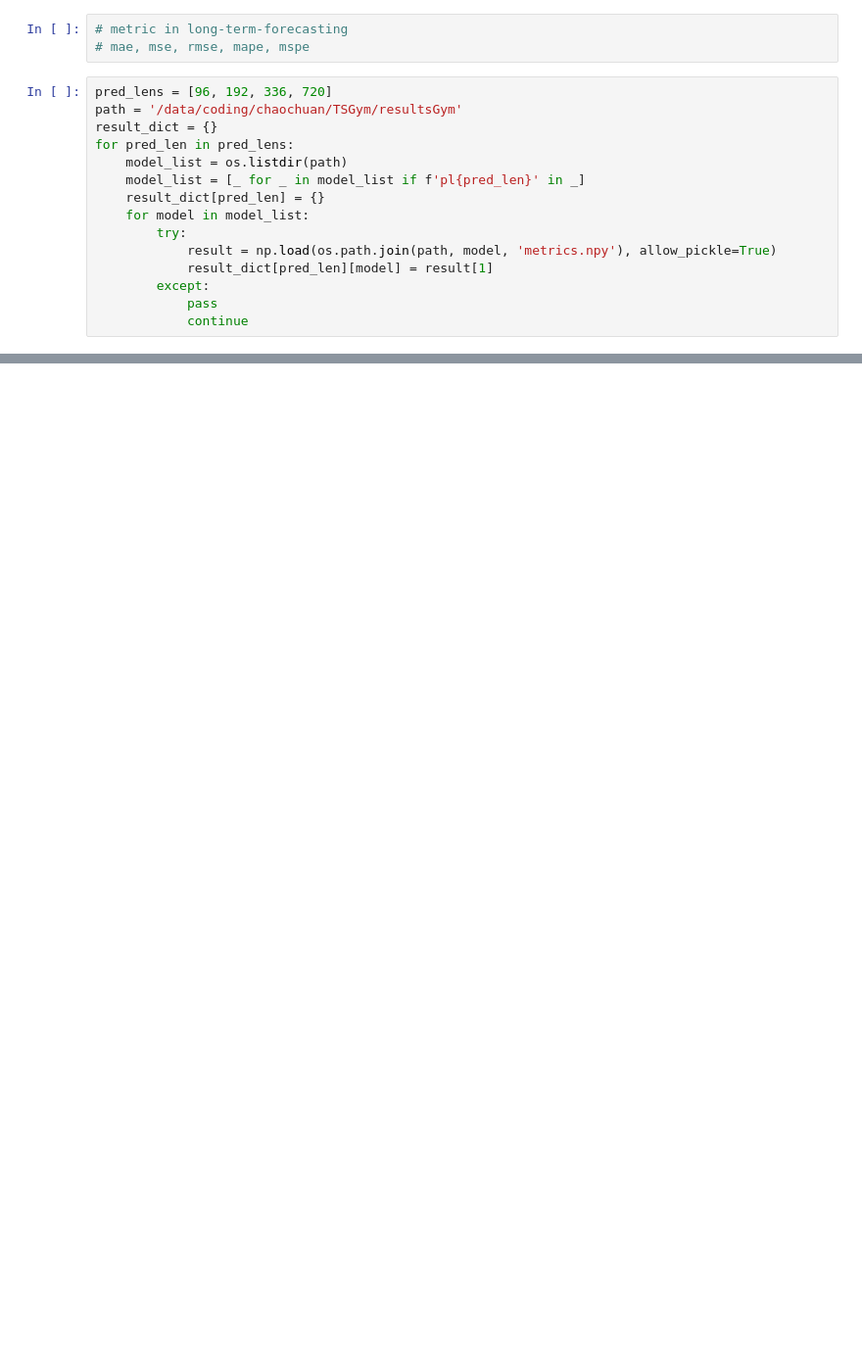
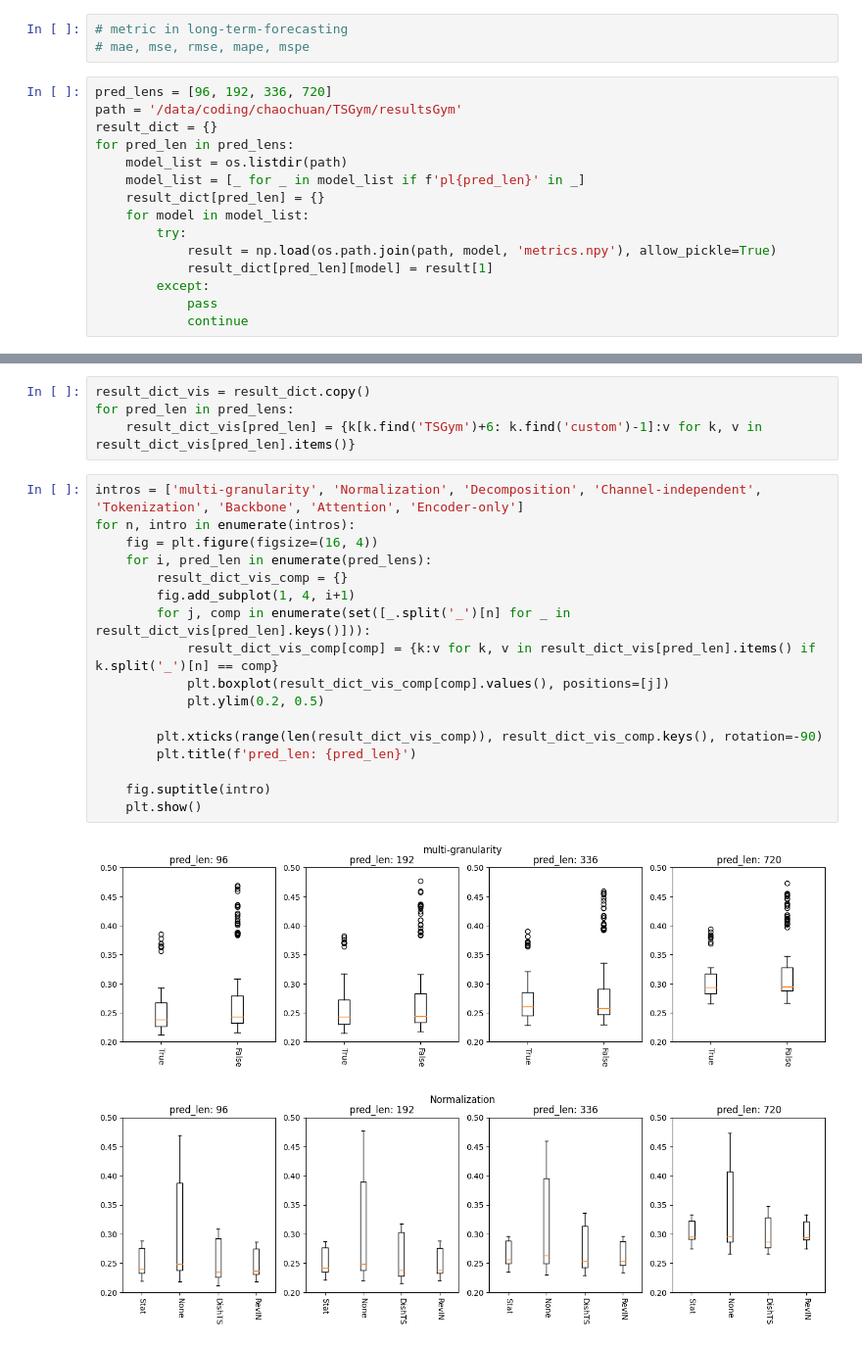
Before and after one commit to SUFE-AILAB/TSGym, a Jupyter notebook: notebooks/result_analysis_long_term_forecasting_gym.ipynb, the cells around one changed output, grey strips where cells are left out. Shown at 98% size. Saved outputs shown, nothing was run; the diff lists cells and outputs as text; blank space fills up the shorter version.

Commit message:
update result analysis notebook

```diff
--- a/notebooks/result_analysis_long_term_forecasting_gym.ipynb
+++ b/notebooks/result_analysis_long_term_forecasting_gym.ipynb
@@ -114,0 +116,24 @@ df.sort_values(by='mse').head(20)
+# %%
+result_dict_vis = result_dict.copy()
+for pred_len in pred_lens:
+    result_dict_vis[pred_len] = {k[k.find('TSGym')+6: k.find('custom')-1]:v for k, v in result_dict_vis[pred_len].items()}
+# %%
+intros = ['multi-granularity', 'Normalization', 'Decomposition', 'Channel-independent', 'Tokenization', 'Backbone', 'Attention', 'Encoder-only']
+for n, intro in enumerate(intros):
+    fig = plt.figure(figsize=(16, 4))
+    for i, pred_len in enumerate(pred_lens):
+        result_dict_vis_comp = {}
+        fig.add_subplot(1, 4, i+1)
+        for j, comp in enumerate(set([_.split('_')[n] for _ in result_dict_vis[pred_len].keys()])):
+            result_dict_vis_comp[comp] = {k:v for k, v in result_dict_vis[pred_len].items() if k.split('_')[n] == comp}
+            plt.boxplot(result_dict_vis_comp[comp].values(), positions=[j])
+            plt.ylim(0.2, 0.5)
+
+        plt.xticks(range(len(result_dict_vis_comp)), result_dict_vis_comp.keys(), rotation=-90)
+        plt.title(f'pred_len: {pred_len}')
+
+    fig.suptitle(intro)
+    plt.show()
+# %% [output]
+[figure, added]
+[figure, added]
```
Also changed, not shown: parts of 6 cells of this notebook, 4 other files.
